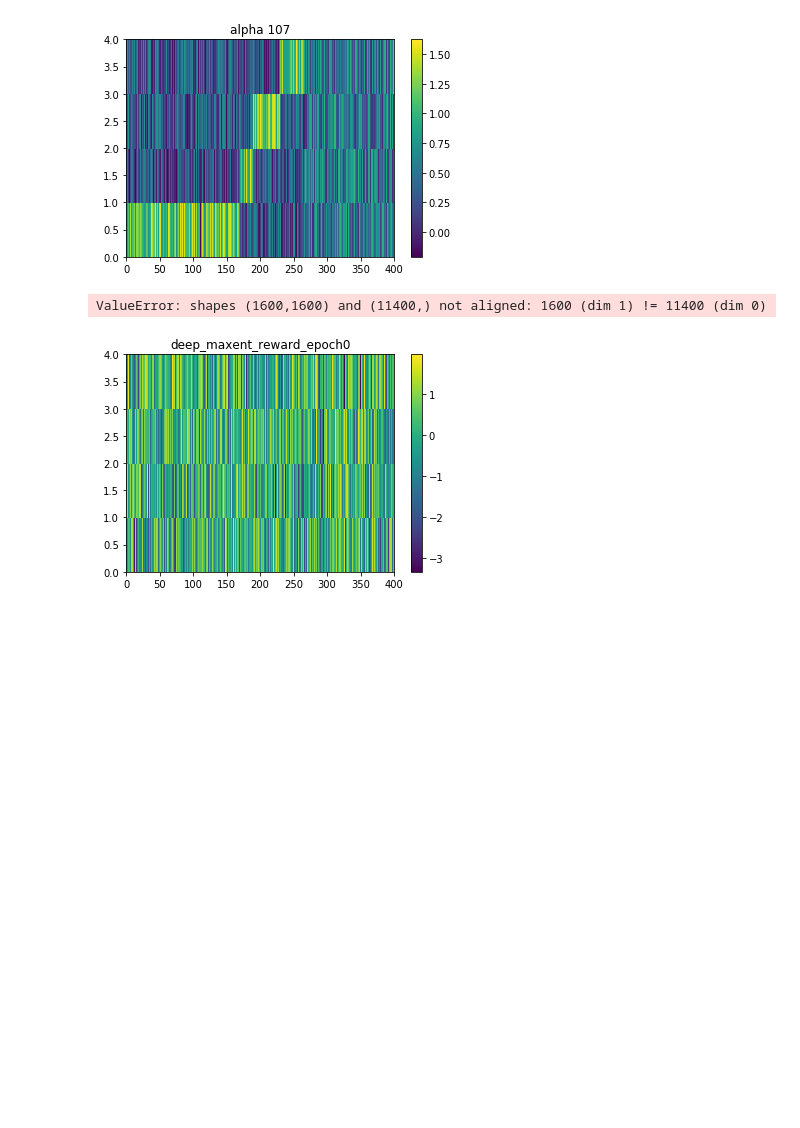
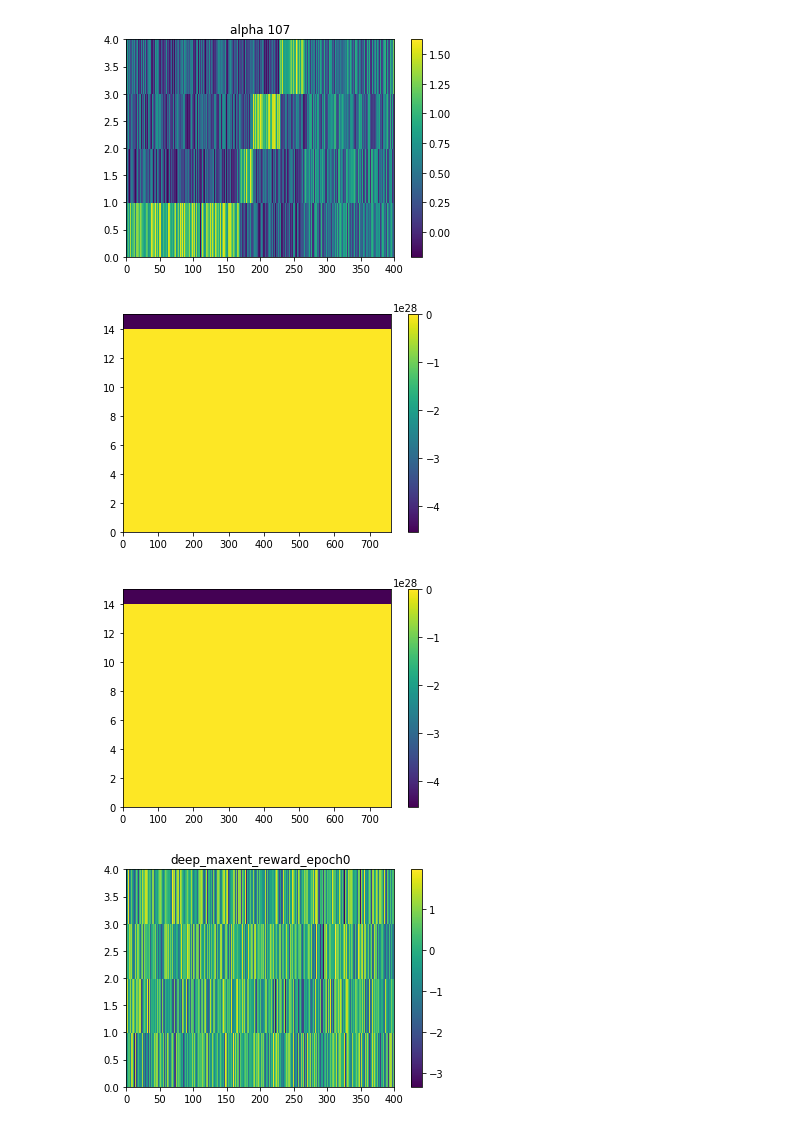
Before and after one commit to TangliziGit/IRL-comparison, a Jupyter notebook: Test.ipynb, the cells around one changed output. Saved outputs shown, nothing was run; the diff lists cells and outputs as text; code cells hidden in the pictures; blank space fills up the shorter version.

```diff
--- a/Test.ipynb
+++ b/Test.ipynb
@@ -38,18 +38,28 @@ draw_alpha(alpha[107], 107)
 [figure]
 [figure]
 # %%
+f_feature_matrix=pkl.load(open('flappy_feature_matrix.pkl', 'rb'))
 f_alpha=[]
-for i in range(30+1):
-    f_alpha.append(pkl.load(open('flappy_alpha_%d.pkl'%(i), 'rb')))
+ft_alpha=[]
+# for i in range(100):
+#     f_alpha.append(pkl.load(open('flappy_alpha_%d.pkl'%(i), 'rb')))
+for i in range(2):
+    ft_alpha.append(pkl.load(open('flappy_TEST_alpha_%d.pkl'%(i), 'rb')))
 
 def f_draw_alpha(_alpha, i):
-    r=feature_matrix.dot(_alpha).reshape((15*760,))
-    draw_airplane_reward("alpha %d"%(i), r, False)
+    r=f_feature_matrix.dot(_alpha)
+    # r=f_feature_matrix
+    # draw_airplane_reward("alpha %d"%(i), r, False)
+    plt.pcolor(r.reshape((15, -1)))
+    plt.colorbar()
+    plt.show()
 
-f_draw_alpha(f_alpha[0], 0)
-f_draw_alpha(f_alpha[30], 30)
+f_draw_alpha(ft_alpha[0], 0)
+f_draw_alpha(ft_alpha[1], 1)
+# f_draw_alpha(f_alpha[99], 99)
 # %% [output]
-ValueError: shapes (1600,1600) and (11400,) not aligned: 1600 (dim 1) != 11400 (dim 0)
+[figure, added]
+[figure, added]
 # %%
 # Test for deep maxent
 
```
Also changed, not shown: parts of 1 cell of this notebook, 5 other files.
